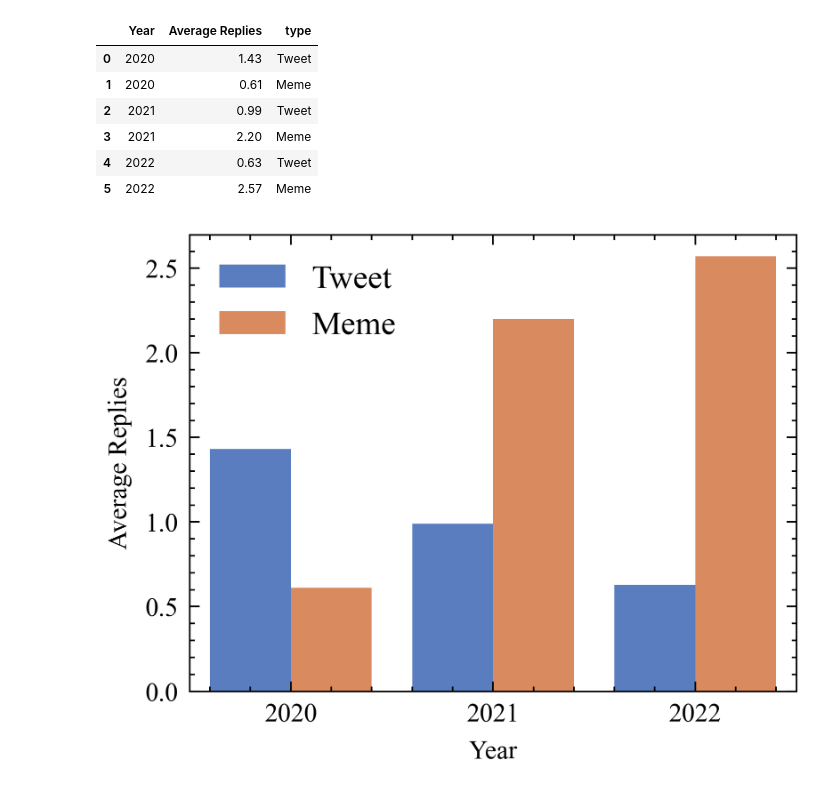
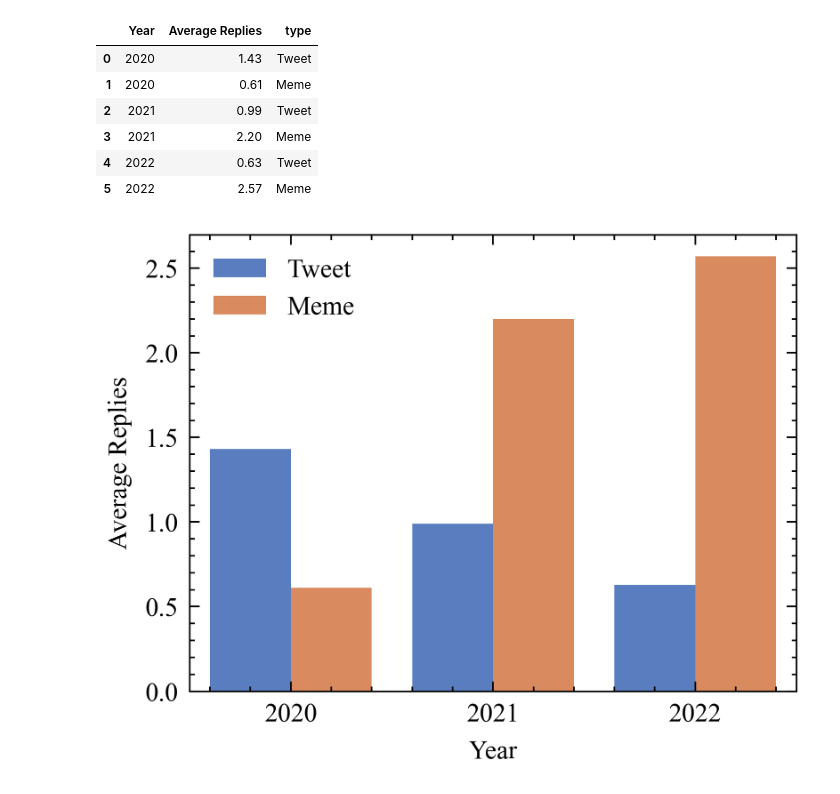
Before and after one commit to keyanUB/meme_models, a Jupyter notebook: meme_plot.ipynb, the cells around one changed output. Drawn from its saved outputs; the diff is of its cells as text; code cells hidden in the pictures.

```diff
--- a/meme_plot.ipynb
+++ b/meme_plot.ipynb
@@ -31,29 +31,29 @@ df
 # %%
 # create the figure
 plt.style.use(['science','ieee', 'no-latex'])
 
 plt.rcParams.update({
     "font.family": "serif",
     # Use LaTeX default serif font.
     "font.serif": ["Times New Roman"],
     # Use specific cursive fonts.
     "font.cursive": ["Comic Neue", "Times New Roman"],
 })
 
 # plot the bars for meme and text posts
 fig = plt.figure()
 ax = fig.add_subplot(111)
 # sns.barplot(x='Year', y='Average Replies', hue='type', data=df, ax=ax, palette=['#00a8e1', '#ff6600'])
 sns.barplot(x='Year', y='Average Replies', hue='type', data=df, ax=ax, palette='muted')
 
 ax.set_xlabel('Year')
 ax.set_ylabel('Average Replies')
 # ax.set_title('Average Replies for Meme and Text Posts')
 # put the legend to the top and change the name of the legend
-ax.legend(loc='upper left', fontsize=10)
+ax.legend(loc='upper left')
 
 # ax.legend(loc='upper right')
 # plt.show()
 plt.savefig('meme_plot.pdf')
 # %% [output]
-[figure, old version]
+[figure, new version]
```
Also changed, not shown: 1 other file.
